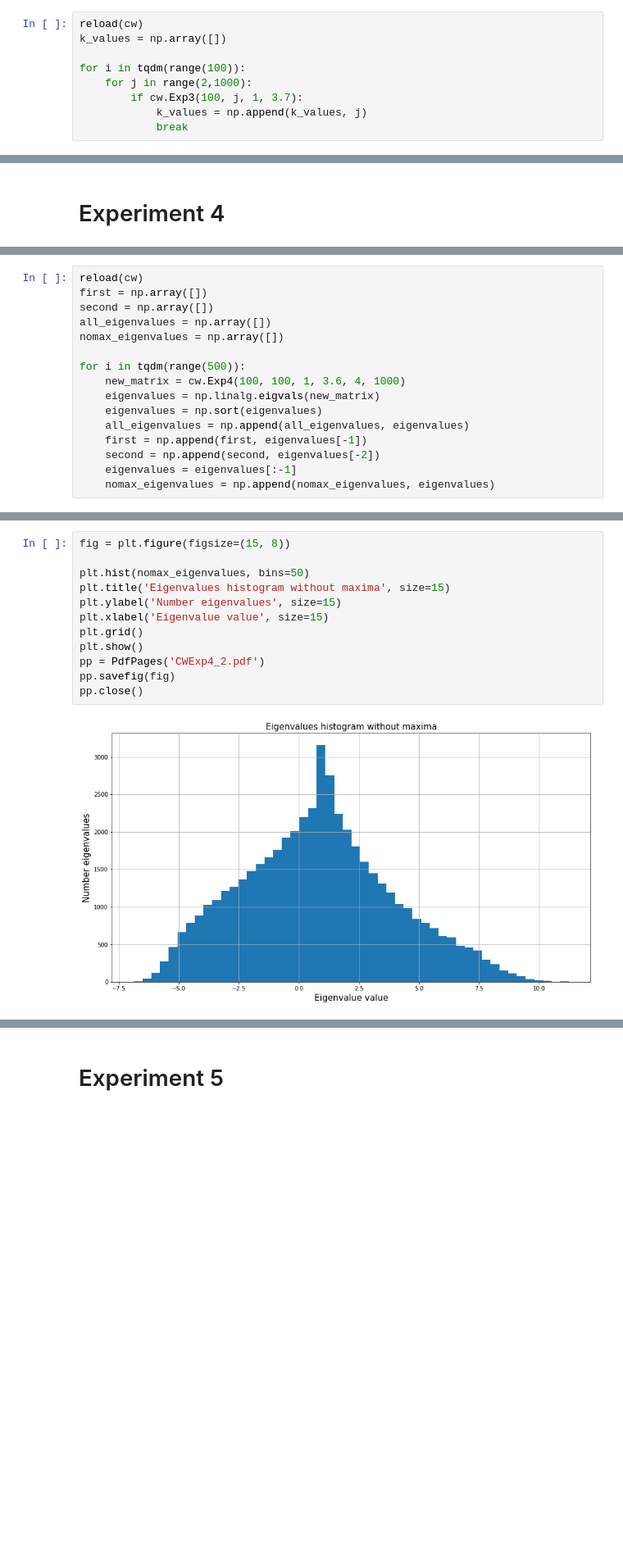
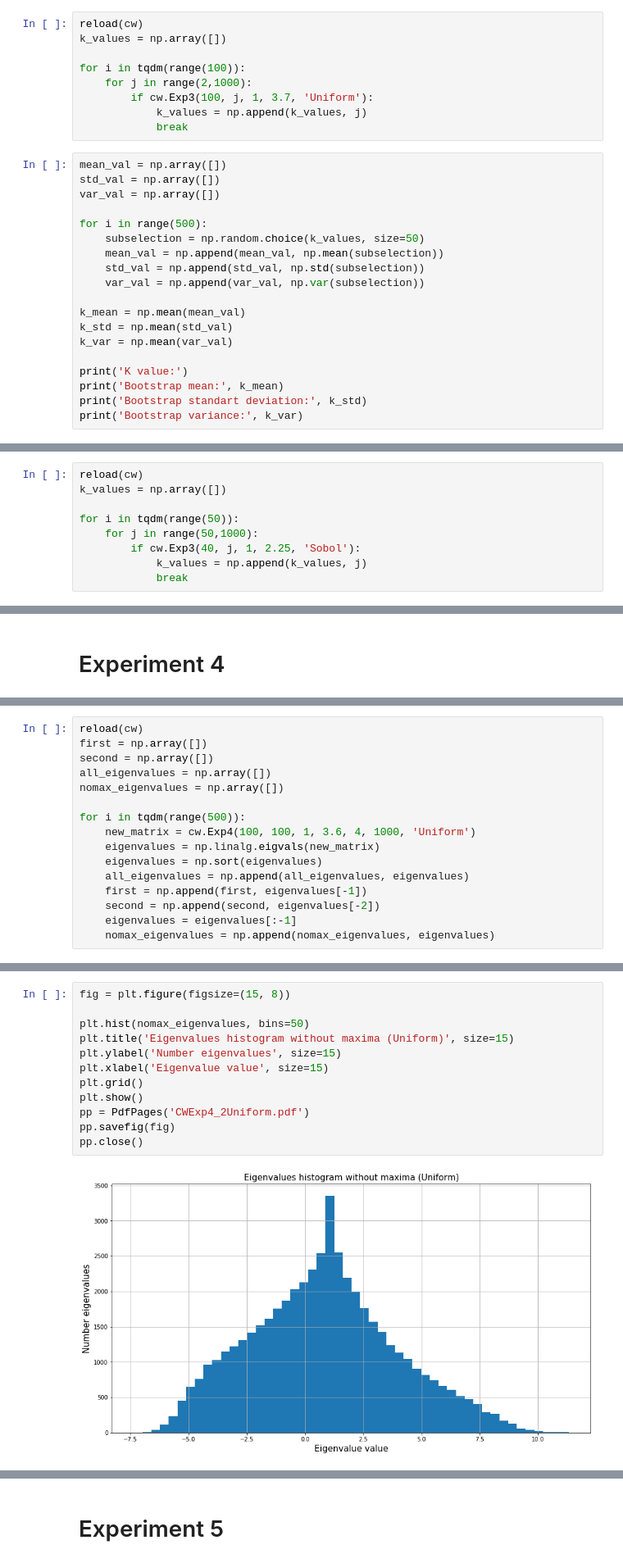
Before and after one commit to apugachev/Coursework-2018, a Jupyter notebook: coursework.ipynb, the cells around one changed output, grey strips where cells are left out. Shown at 82% size. Drawn from its saved outputs; the diff is of its cells as text; blank space fills up the shorter version.

```diff
--- a/coursework.ipynb
+++ b/coursework.ipynb
@@ -142,6 +306,25 @@ k_values = np.array([])
 
 for i in tqdm(range(100)):
     for j in range(2,1000):
-        if cw.Exp3(100, j, 1, 3.7):
+        if cw.Exp3(100, j, 1, 3.7, 'Uniform'):
             k_values = np.append(k_values, j)
             break
+# %%
+mean_val = np.array([])
+std_val = np.array([])
+var_val = np.array([])
+
+for i in range(500):
+    subselection = np.random.choice(k_values, size=50)
+    mean_val = np.append(mean_val, np.mean(subselection))
+    std_val = np.append(std_val, np.std(subselection))
+    var_val = np.append(var_val, np.var(subselection))
+
+k_mean = np.mean(mean_val)
+k_std = np.mean(std_val)
+k_var = np.mean(var_val)
+
+print('K value:')
+print('Bootstrap mean:', k_mean)
+print('Bootstrap standart deviation:', k_std)
+print('Bootstrap variance:', k_var)
@@ -148,3 +348,12 @@ for i in tqdm(range(100)):
+# %%
+reload(cw)
+k_values = np.array([])
+
+for i in tqdm(range(50)):
+    for j in range(50,1000):
+        if cw.Exp3(40, j, 1, 2.25, 'Sobol'):
+            k_values = np.append(k_values, j)
+            break
 # %%
 mean_val = np.array([])
 std_val = np.array([])
@@ -179,7 +390,7 @@ all_eigenvalues = np.array([])
 nomax_eigenvalues = np.array([])
 
 for i in tqdm(range(500)):
-    new_matrix = cw.Exp4(100, 100, 1, 3.6, 4, 1000)
+    new_matrix = cw.Exp4(100, 100, 1, 3.6, 4, 1000, 'Uniform')
     eigenvalues = np.linalg.eigvals(new_matrix)
     eigenvalues = np.sort(eigenvalues)
     all_eigenvalues = np.append(all_eigenvalues, eigenvalues)
@@ -229,14 +440,14 @@ pp.close()
 # %%
 fig = plt.figure(figsize=(15, 8))
 
 plt.hist(nomax_eigenvalues, bins=50)
-plt.title('Eigenvalues histogram without maxima', size=15)
+plt.title('Eigenvalues histogram without maxima (Uniform)', size=15)
 plt.ylabel('Number eigenvalues', size=15)
 plt.xlabel('Eigenvalue value', size=15)
 plt.grid()
 plt.show()
-pp = PdfPages('CWExp4_2.pdf')
+pp = PdfPages('CWExp4_2Uniform.pdf')
 pp.savefig(fig)
 pp.close()
 # %% [output]
-[figure, old version]
+[figure, new version]
```
Also changed, not shown: parts of 113 cells of this notebook, 1 other file.
